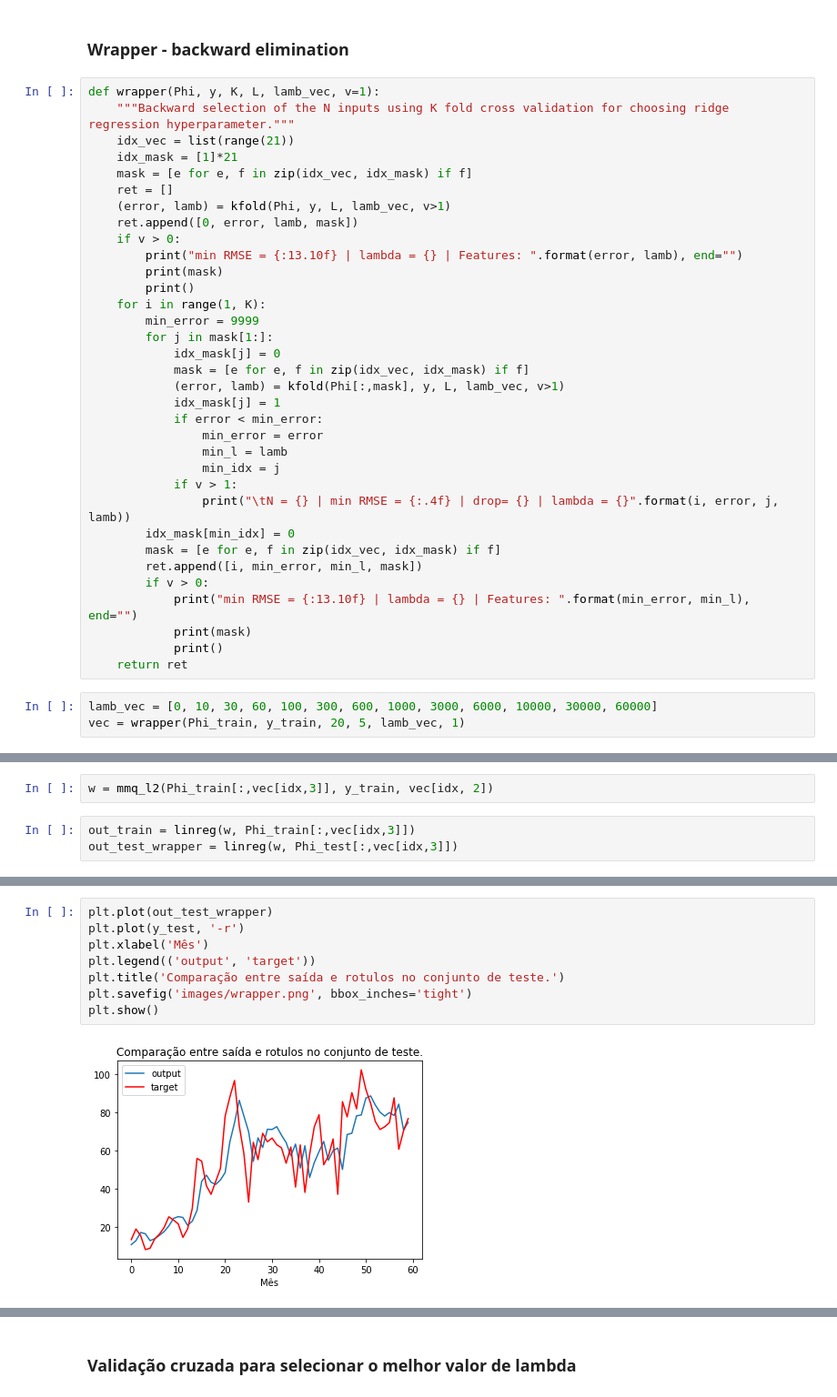
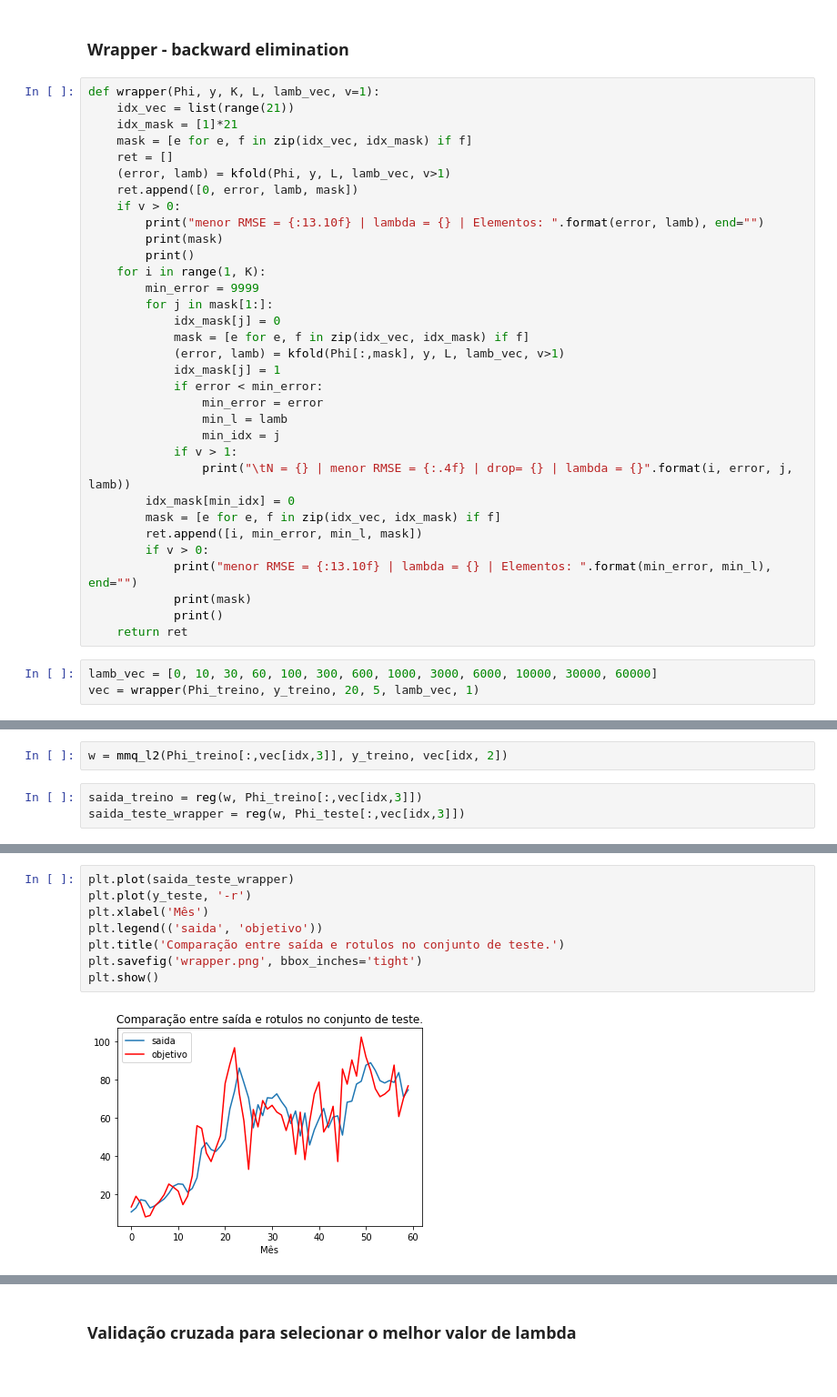
Before and after one commit to jimitogni/ia006, a Jupyter notebook: regressao.ipynb, the cells around one changed output, grey strips where cells are left out. Shown: that part at 91% size. Cells and saved outputs as stored; diff of their text form.

```diff
--- a/regressao.ipynb
+++ b/regressao.ipynb
@@ -204,7 +201,6 @@ def kfold(Phi, y, L, lamb_vec, v=0):
 ### Wrapper - backward elimination
 # %%
 def wrapper(Phi, y, K, L, lamb_vec, v=1):
-    """Backward selection of the N inputs using K fold cross validation for choosing ridge regression hyperparameter."""
     idx_vec = list(range(21))
     idx_mask = [1]*21
     mask = [e for e, f in zip(idx_vec, idx_mask) if f]
@@ -212,7 +208,7 @@ def wrapper(Phi, y, K, L, lamb_vec, v=1):
     (error, lamb) = kfold(Phi, y, L, lamb_vec, v>1)
     ret.append([0, error, lamb, mask])
     if v > 0:
-        print("min RMSE = {:13.10f} | lambda = {} | Features: ".format(error, lamb), end="")
+        print("menor RMSE = {:13.10f} | lambda = {} | Elementos: ".format(error, lamb), end="")
         print(mask)
         print()
     for i in range(1, K):
@@ -227,16 +223,16 @@ def wrapper(Phi, y, K, L, lamb_vec, v=1):
                 min_l = lamb
                 min_idx = j
             if v > 1:
-                print("\tN = {} | min RMSE = {:.4f} | drop= {} | lambda = {}".format(i, error, j, lamb))
+                print("\tN = {} | menor RMSE = {:.4f} | drop= {} | lambda = {}".format(i, error, j, lamb))
         idx_mask[min_idx] = 0
         mask = [e for e, f in zip(idx_vec, idx_mask) if f]
         ret.append([i, min_error, min_l, mask])
         if v > 0:
-            print("min RMSE = {:13.10f} | lambda = {} | Features: ".format(min_error, min_l), end="")
+            print("menor RMSE = {:13.10f} | lambda = {} | Elementos: ".format(min_error, min_l), end="")
             print(mask)
             print()
     return ret
 # %%
 lamb_vec = [0, 10, 30, 60, 100, 300, 600, 1000, 3000, 6000, 10000, 30000, 60000]
-vec = wrapper(Phi_train, y_train, 20, 5, lamb_vec, 1)
+vec = wrapper(Phi_treino, y_treino, 20, 5, lamb_vec, 1)
 # %% [output]
@@ -276,6 +272,6 @@ plt.show()
 # %%
-w = mmq_l2(Phi_train[:,vec[idx,3]], y_train, vec[idx, 2])
+w = mmq_l2(Phi_treino[:,vec[idx,3]], y_treino, vec[idx, 2])
 # %%
-out_train = linreg(w, Phi_train[:,vec[idx,3]])
-out_test_wrapper = linreg(w, Phi_test[:,vec[idx,3]])
+saida_treino = reg(w, Phi_treino[:,vec[idx,3]])
+saida_teste_wrapper = reg(w, Phi_teste[:,vec[idx,3]])
 # %%
@@ -286,11 +282,11 @@ RMSE do conjunto de teste: 14.121430197059041
 # %%
-plt.plot(out_test_wrapper)
-plt.plot(y_test, '-r')
+plt.plot(saida_teste_wrapper)
+plt.plot(y_teste, '-r')
 plt.xlabel('Mês')
-plt.legend(('output', 'target'))
+plt.legend(('saida', 'objetivo'))
 plt.title('Comparação entre saída e rotulos no conjunto de teste.')
-plt.savefig('images/wrapper.png', bbox_inches='tight')
+plt.savefig('wrapper.png', bbox_inches='tight')
 plt.show()
 # %% [output]
-[figure, old version]
+[figure, new version]
 # %% [markdown]
```
Also changed, not shown: parts of 25 cells of this notebook, 4 other files.
